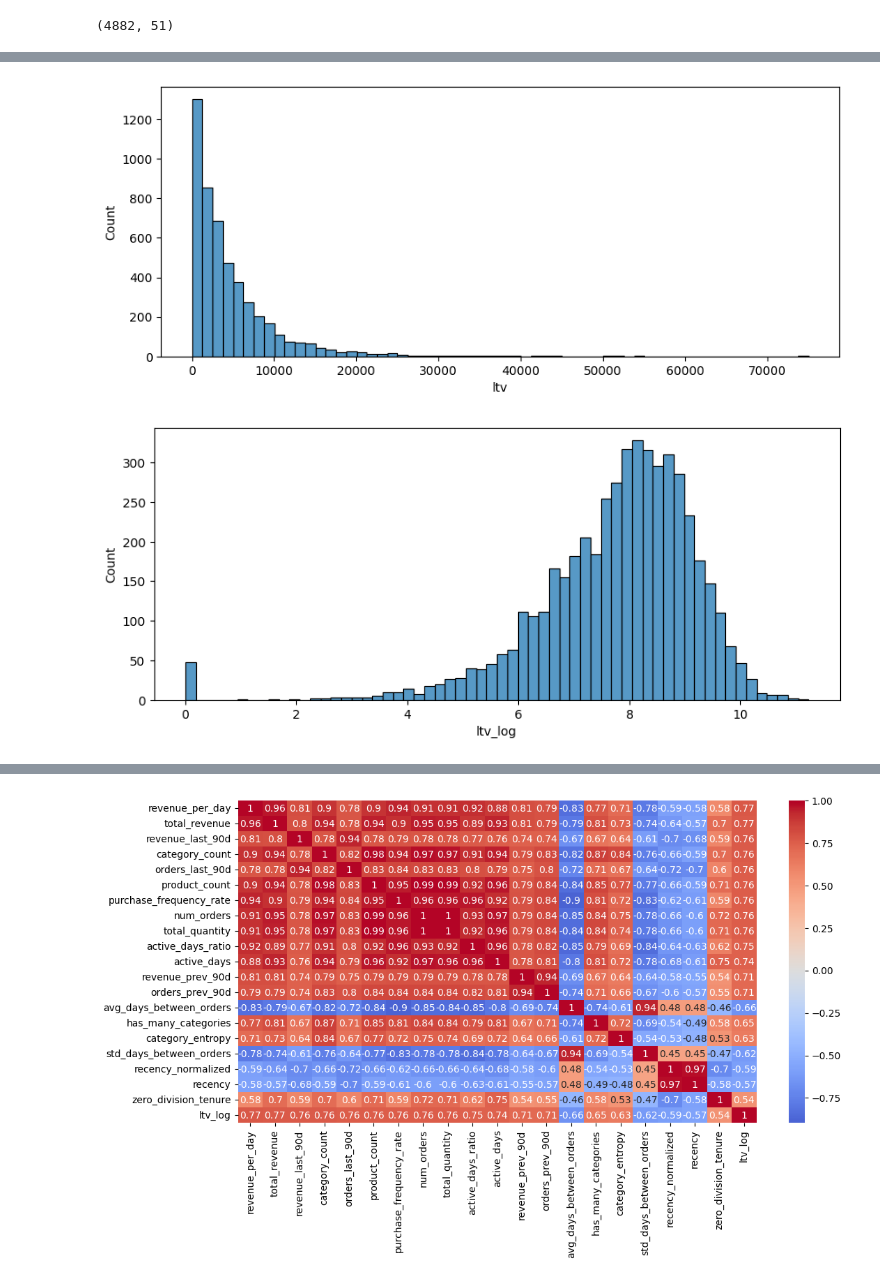
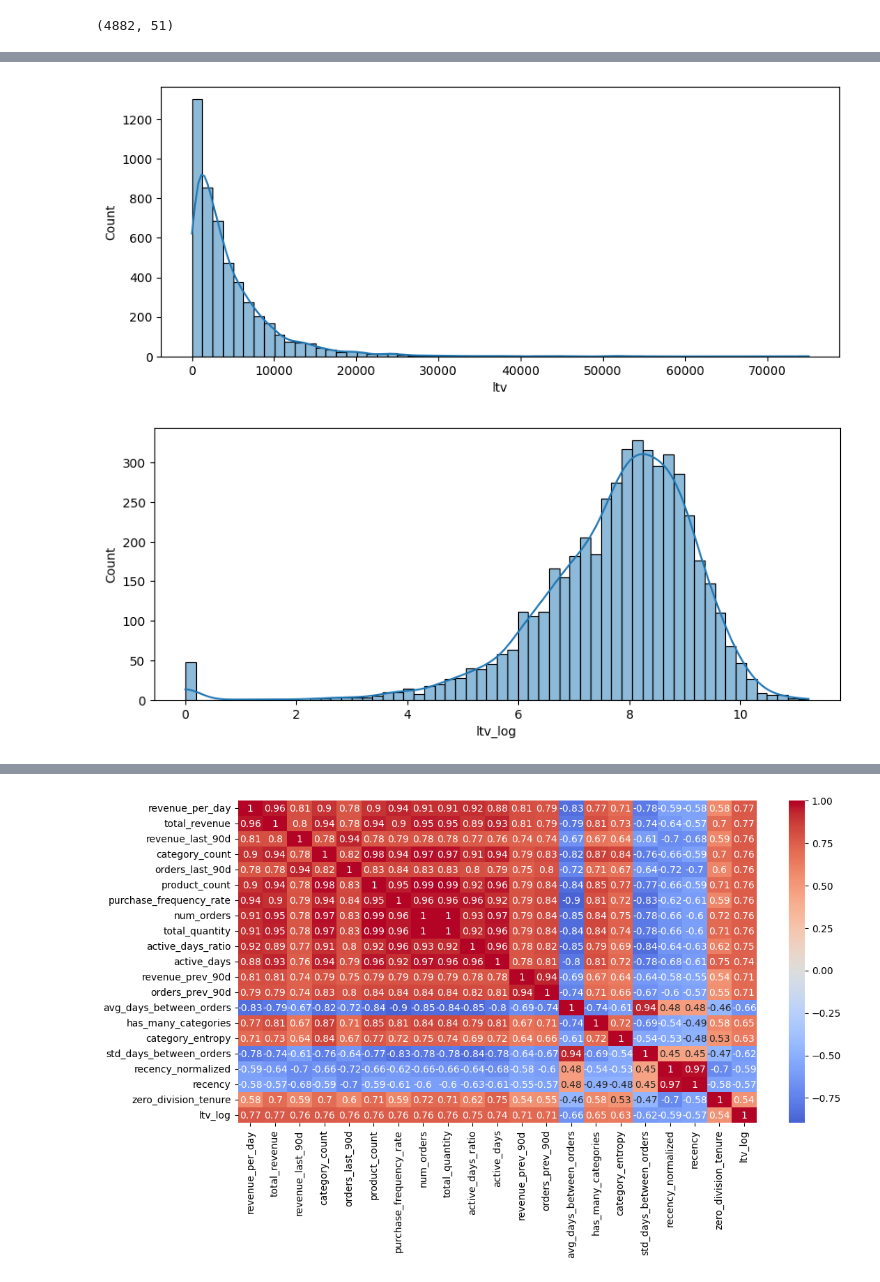
Before and after one commit to arlinrus/vkr, a Jupyter notebook: diplom.ipynb, the cells around one changed output, grey strips where cells are left out. Saved outputs shown, nothing was run; the diff lists cells and outputs as text; code cells hidden in the pictures.

Commit message:
graph

```diff
--- a/diplom.ipynb
+++ b/diplom.ipynb
@@ -481,3 +532,6 @@ user.head()
+# %%
+user["revenue_delta"] = user["revenue_last_90d"] - user["revenue_prev_90d"]
+user["orders_delta"] = user["orders_last_90d"] - user["orders_prev_90d"]
 # %% [markdown]
 ### 5.5 Бинарные поведенческие флаги
 # %%
@@ -524,16 +578,16 @@ data[['ltv', 'ltv_log']].describe(percentiles=[.01, .05, .25, .5, .75, .95, .99]
 # %%
 plt.figure(figsize=(10, 4))
-sns.histplot(data['ltv'], bins=60)
+sns.histplot(data['ltv'], bins=60, kde=True)
 # plt.title('Распределение LTV')
 plt.show()
 
 plt.figure(figsize=(10, 4))
-sns.histplot(data['ltv_log'], bins=60)
+sns.histplot(data['ltv_log'], bins=60, kde=True)
 # plt.title('Распределение log1p(LTV)')
 plt.show()
 # %% [output]
-[figure, old version]
+[figure, new version]
-[figure, old version]
+[figure, new version]
 # %%
 important_features = [
     'total_revenue', 'num_orders', 'avg_order_value', 'median_order_value', 'std_order_value',
```
Also changed, not shown: parts of 15 cells of this notebook.
